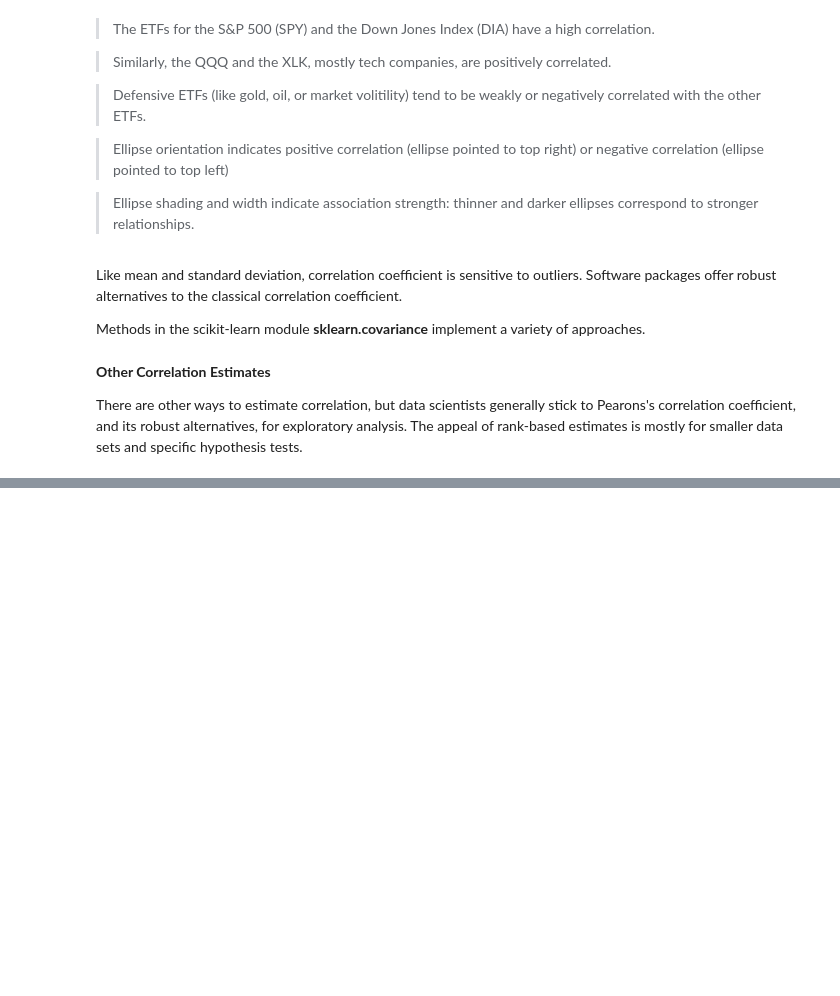
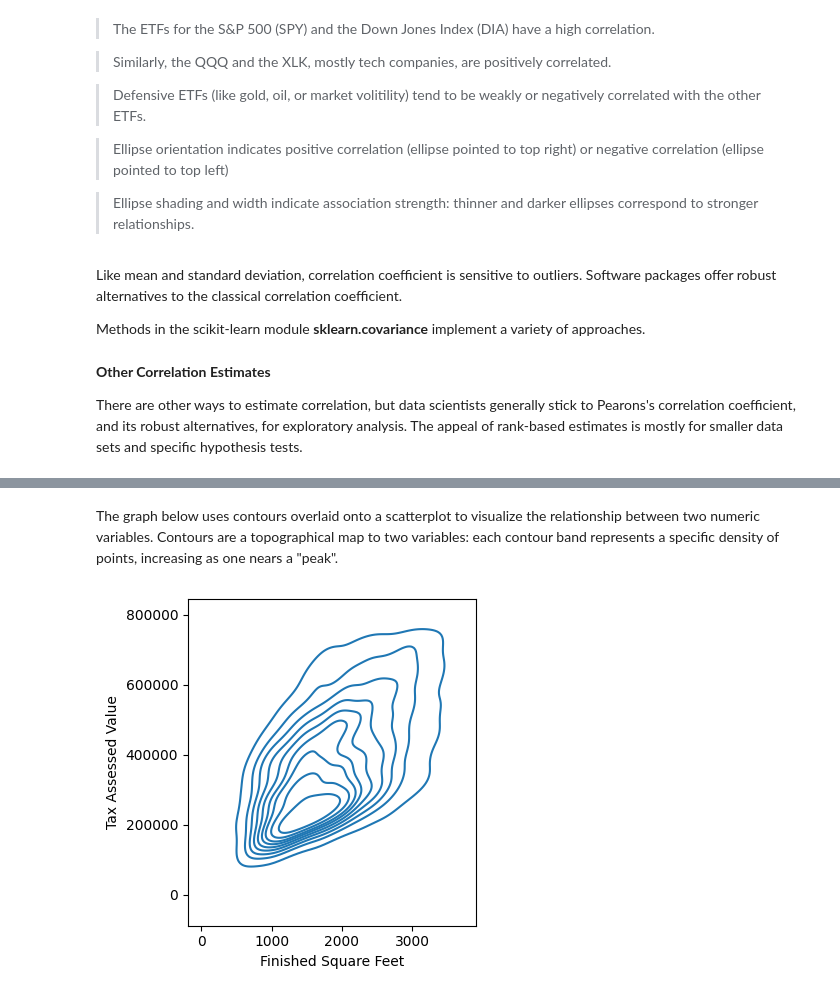
Before and after one commit to brian-vu-nguyen/practical_statistics_for_data_scientists, a Jupyter notebook: notebooks/chapter_1.ipynb, the cells around one changed output, grey strips where cells are left out. Drawn from its saved outputs; the diff is of its cells as text; code cells hidden in the pictures; blank space fills up the shorter version.

```diff
--- a/notebooks/chapter_1.ipynb
+++ b/notebooks/chapter_1.ipynb
@@ -688,0 +769,12 @@ There are other ways to estimate correlation, but data scientists generally stic
+# %% [markdown]
+The graph below uses contours overlaid onto a scatterplot to visualize the relationship between two numeric variables. Contours are a topographical map to two variables: each contour band represents a specific density of points, increasing as one nears a "peak".
+# %%
+fig, ax = plt.subplots(figsize=(4, 4))
+sns.kdeplot(data=kc_tax0.sample(10000), x='SqFtTotLiving', y='TaxAssessedValue', ax=ax)
+ax.set_xlabel('Finished Square Feet')
+ax.set_ylabel('Tax Assessed Value')
+
+plt.tight_layout()
+plt.show()
+# %% [output]
+[figure, added]
```
Also changed, not shown: parts of 29 cells of this notebook.
